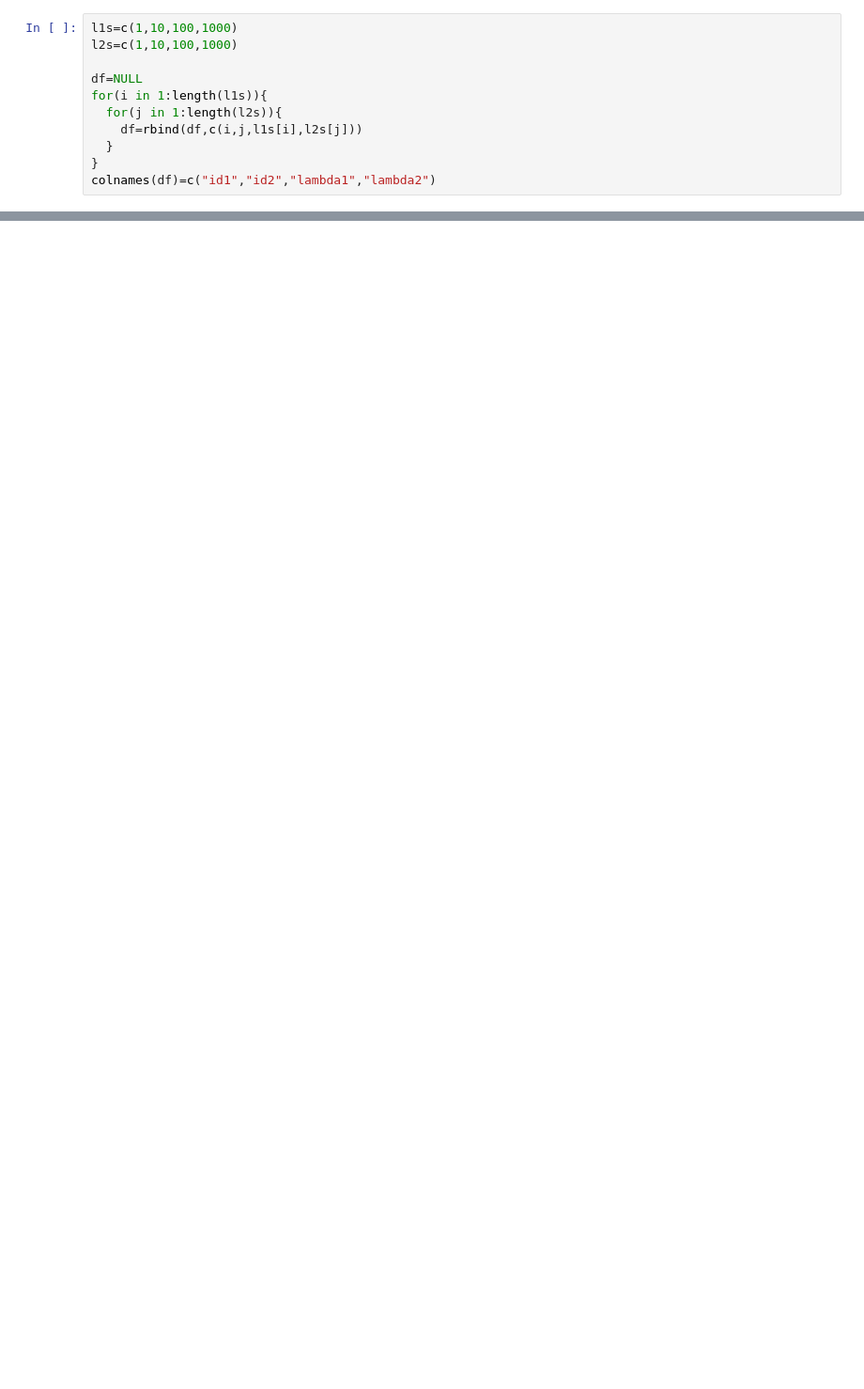
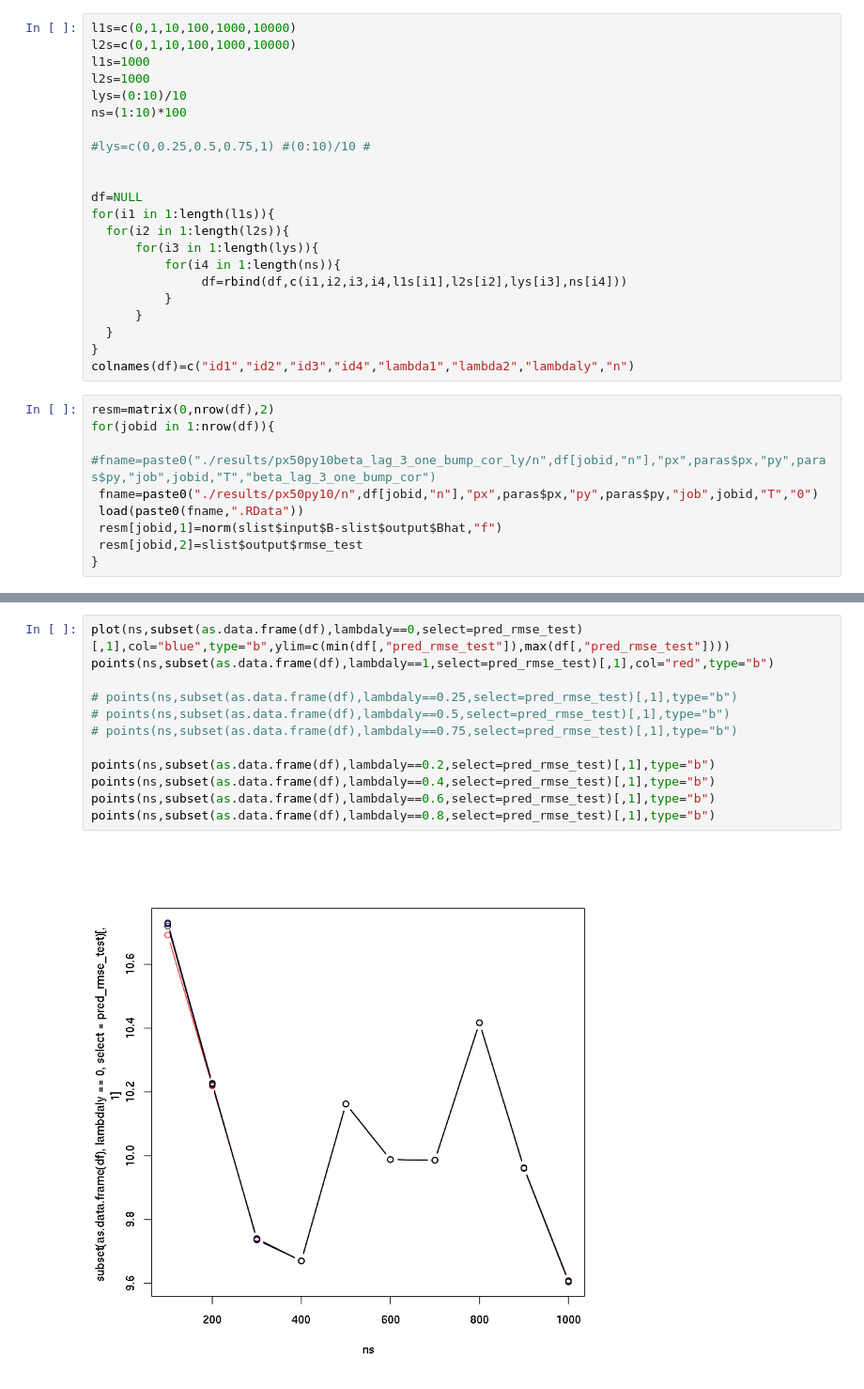
Before and after one commit to liyi-1989/msnet, a Jupyter notebook: analysis.ipynb, the cells around one changed output, grey strips where cells are left out. Shown at 94% size. Drawn from its saved outputs; the diff is of its cells as text; blank space fills up the shorter version.

```diff
--- a/analysis.ipynb
+++ b/analysis.ipynb
@@ -39,11 +26,31 @@ Lambda3=GL
 # %%
-l1s=c(1,10,100,1000)
-l2s=c(1,10,100,1000)
+l1s=c(0,1,10,100,1000,10000)
+l2s=c(0,1,10,100,1000,10000)
+l1s=1000
+l2s=1000
+lys=(0:10)/10
+ns=(1:10)*100
+
+#lys=c(0,0.25,0.5,0.75,1) #(0:10)/10 #
+
 
 df=NULL
-for(i in 1:length(l1s)){
-  for(j in 1:length(l2s)){
-    df=rbind(df,c(i,j,l1s[i],l2s[j]))
+for(i1 in 1:length(l1s)){
+  for(i2 in 1:length(l2s)){
+      for(i3 in 1:length(lys)){
+          for(i4 in 1:length(ns)){
+               df=rbind(df,c(i1,i2,i3,i4,l1s[i1],l2s[i2],lys[i3],ns[i4]))
+          }
+      }
   }
 }
-colnames(df)=c("id1","id2","lambda1","lambda2")
+colnames(df)=c("id1","id2","id3","id4","lambda1","lambda2","lambdaly","n")
+# %%
+resm=matrix(0,nrow(df),2)
+for(jobid in 1:nrow(df)){
+ #fname=paste0("./results/px50py10beta_lag_3_one_bump_cor_ly/n",df[jobid,"n"],"px",paras$px,"py",paras$py,"job",jobid,"T","beta_lag_3_one_bump_cor")
+ fname=paste0("./results/px50py10/n",df[jobid,"n"],"px",paras$px,"py",paras$py,"job",jobid,"T","0")
+ load(paste0(fname,".RData"))
+ resm[jobid,1]=norm(slist$input$B-slist$output$Bhat,"f")
+ resm[jobid,2]=slist$output$rmse_test
+}
@@ -49,0 +81,14 @@ colnames(df)=c("id1","id2","lambda1","lambda2")
+# %%
+plot(ns,subset(as.data.frame(df),lambdaly==0,select=pred_rmse_test)[,1],col="blue",type="b",ylim=c(min(df[,"pred_rmse_test"]),max(df[,"pred_rmse_test"])))
+points(ns,subset(as.data.frame(df),lambdaly==1,select=pred_rmse_test)[,1],col="red",type="b")
+
+# points(ns,subset(as.data.frame(df),lambdaly==0.25,select=pred_rmse_test)[,1],type="b")
+# points(ns,subset(as.data.frame(df),lambdaly==0.5,select=pred_rmse_test)[,1],type="b")
+# points(ns,subset(as.data.frame(df),lambdaly==0.75,select=pred_rmse_test)[,1],type="b")
+
+points(ns,subset(as.data.frame(df),lambdaly==0.2,select=pred_rmse_test)[,1],type="b")
+points(ns,subset(as.data.frame(df),lambdaly==0.4,select=pred_rmse_test)[,1],type="b")
+points(ns,subset(as.data.frame(df),lambdaly==0.6,select=pred_rmse_test)[,1],type="b")
+points(ns,subset(as.data.frame(df),lambdaly==0.8,select=pred_rmse_test)[,1],type="b")
+# %% [output]
+[figure, added]
```
Also changed, not shown: parts of 11 cells of this notebook, 12 other files.
